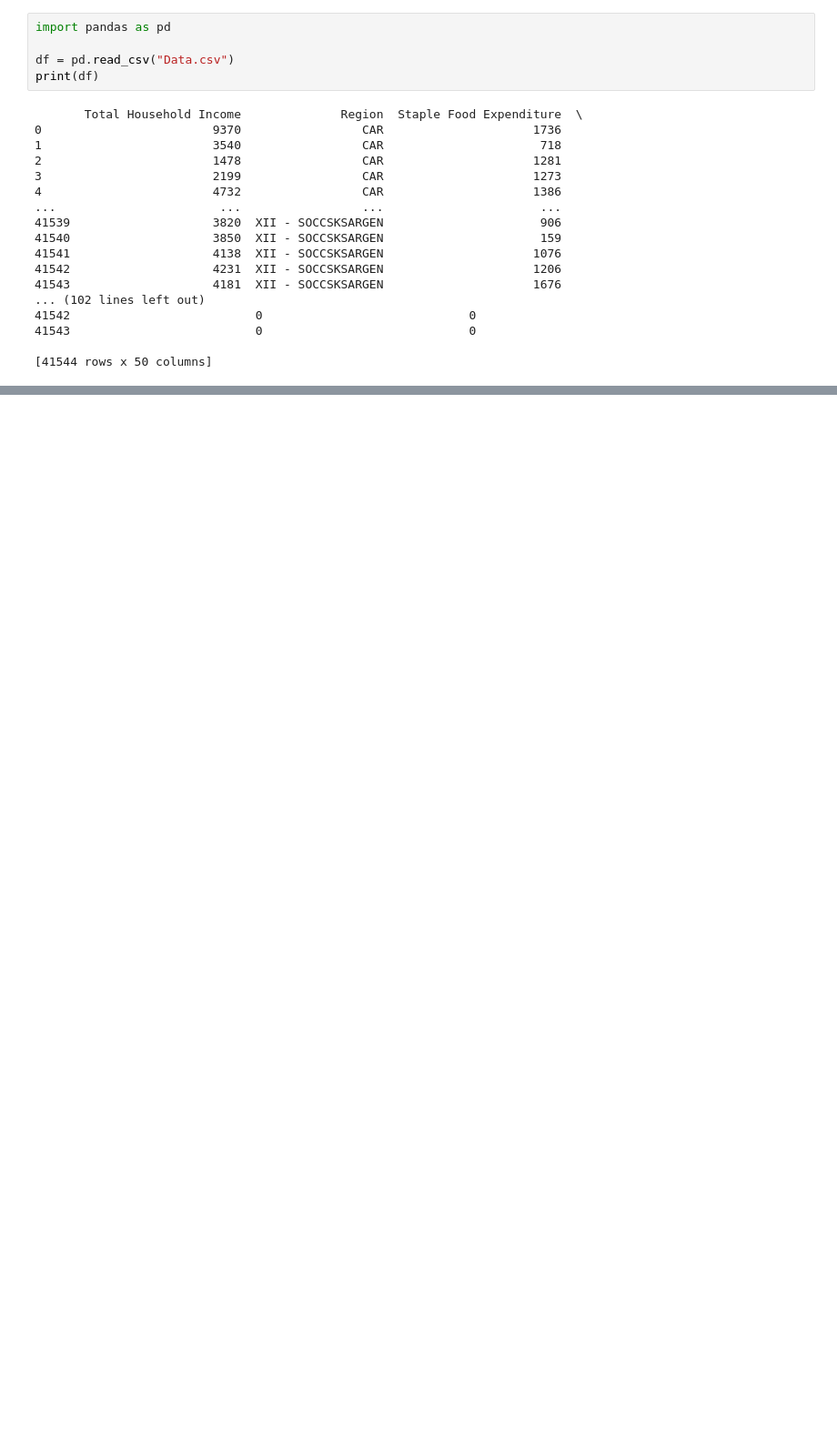
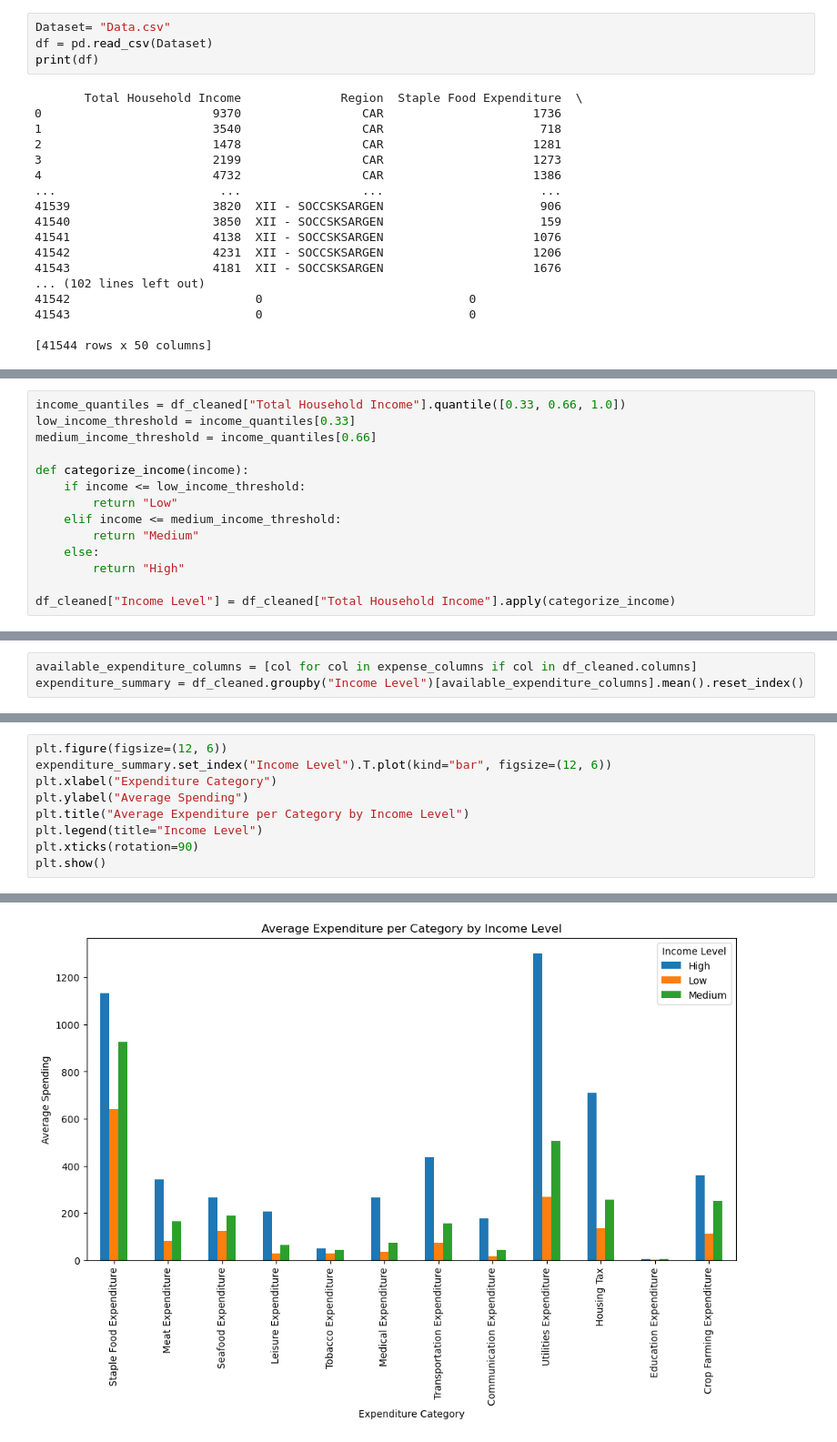
Before and after one commit to Mon-Thet/Data-Processing-in-Python, a Jupyter notebook: main.ipynb, the cells around one changed output, grey strips where cells are left out. Shown: that part at 91% size. Cells and saved outputs as stored; diff of their text form; blank space fills up the shorter version.

Commit message:
draft: data visualization & adding machine learning models

```diff
--- a/main.ipynb
+++ b/main.ipynb
@@ -1,7 +11,6 @@
 # %%
-import pandas as pd
-
-df = pd.read_csv("Data.csv")
+Dataset= "Data.csv"
+df = pd.read_csv(Dataset)
 print(df)
 # %% [output]
        Total Household Income              Region  Staple Food Expenditure  \
@@ -69,0 +58,14 @@ print(df_filtered)
+# %%
+income_quantiles = df_cleaned["Total Household Income"].quantile([0.33, 0.66, 1.0])
+low_income_threshold = income_quantiles[0.33]
+medium_income_threshold = income_quantiles[0.66]
+
+def categorize_income(income):
+    if income <= low_income_threshold:
+        return "Low"
+    elif income <= medium_income_threshold:
+        return "Medium"
+    else:
+        return "High"
+
+df_cleaned["Income Level"] = df_cleaned["Total Household Income"].apply(categorize_income)
@@ -69,0 +74,3 @@ print(df_filtered)
+# %%
+available_expenditure_columns = [col for col in expense_columns if col in df_cleaned.columns]
+expenditure_summary = df_cleaned.groupby("Income Level")[available_expenditure_columns].mean().reset_index()
@@ -69,0 +79,10 @@ print(df_filtered)
+# %%
+plt.figure(figsize=(12, 6))
+expenditure_summary.set_index("Income Level").T.plot(kind="bar", figsize=(12, 6))
+plt.xlabel("Expenditure Category")
+plt.ylabel("Average Spending")
+plt.title("Average Expenditure per Category by Income Level")
+plt.legend(title="Income Level")
+plt.xticks(rotation=90)
+plt.show()
+# %% [output]
@@ -69,0 +90 @@ print(df_filtered)
+[figure, added]
```
Also changed, not shown: parts of 19 cells of this notebook.
